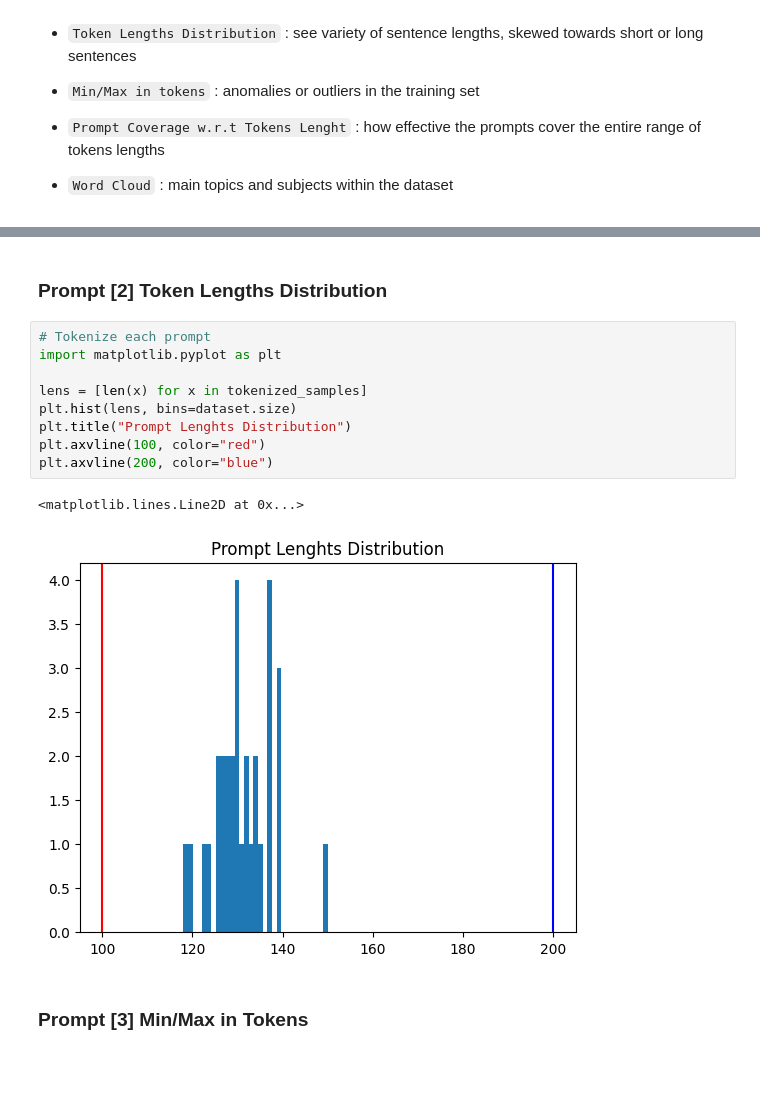
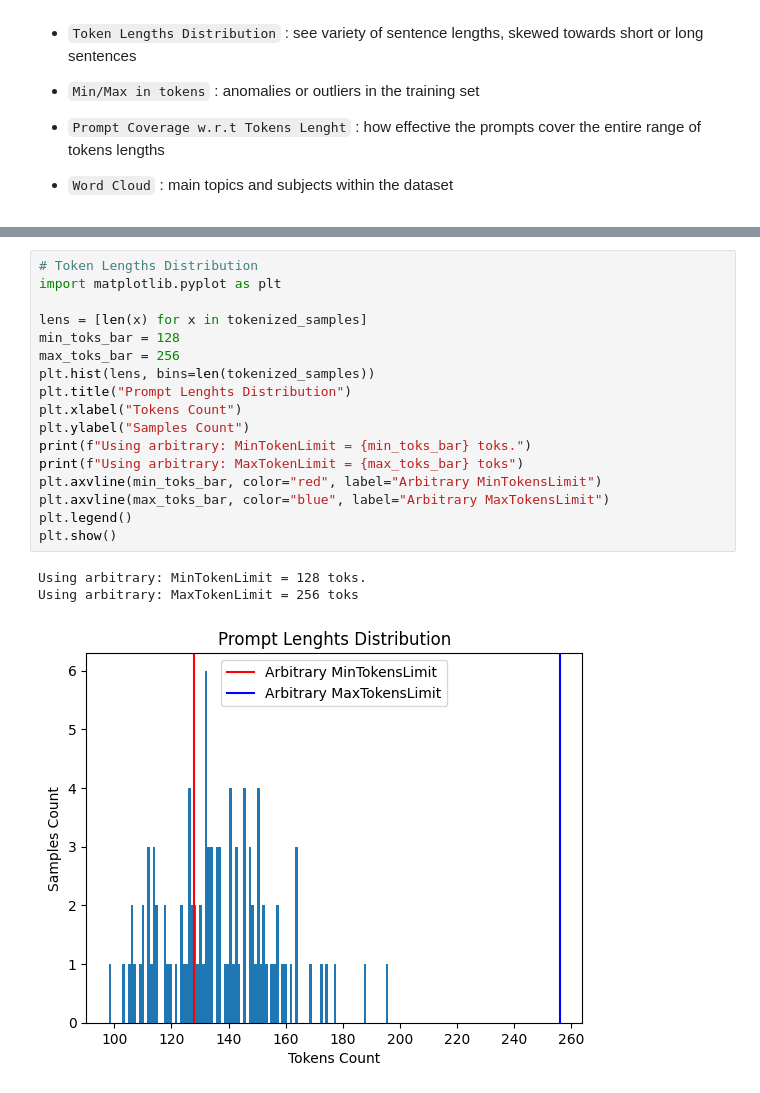
Before and after one commit to iusztinpaul/hands-on-llms, a Jupyter notebook: notebooks/prompts_eda.ipynb, the cells around one changed output, grey strips where cells are left out. Cells and saved outputs as stored; diff of their text form; blank space fills up the shorter version.

```diff
--- a/notebooks/prompts_eda.ipynb
+++ b/notebooks/prompts_eda.ipynb
@@ -127,19 +162,24 @@ Average Prompt Lenght : 131 tokens
-# %% [markdown]
-### Prompt [2] Token Lengths Distribution
 # %%
-# Tokenize each prompt
+# Token Lengths Distribution
 import matplotlib.pyplot as plt
 
 lens = [len(x) for x in tokenized_samples]
-plt.hist(lens, bins=dataset.size)
+min_toks_bar = 128
+max_toks_bar = 256
+plt.hist(lens, bins=len(tokenized_samples))
 plt.title("Prompt Lenghts Distribution")
-plt.axvline(100, color="red")
-plt.axvline(200, color="blue")
+plt.xlabel("Tokens Count")
+plt.ylabel("Samples Count")
+print(f"Using arbitrary: MinTokenLimit = {min_toks_bar} toks.")
+print(f"Using arbitrary: MaxTokenLimit = {max_toks_bar} toks")
+plt.axvline(min_toks_bar, color="red", label="Arbitrary MinTokensLimit")
+plt.axvline(max_toks_bar, color="blue", label="Arbitrary MaxTokensLimit")
+plt.legend()
+plt.show()
 # %% [output]
-<matplotlib.lines.Line2D at 0x...>
+Using arbitrary: MinTokenLimit = 128 toks.
+Using arbitrary: MaxTokenLimit = 256 toks
-[figure, old version]
+[figure, new version]
-# %% [markdown]
-### Prompt [3] Min/Max in Tokens
 # %%
 # Percentiles .25 .5 .75
 import numpy as np
```
Also changed, not shown: parts of 16 cells of this notebook.
